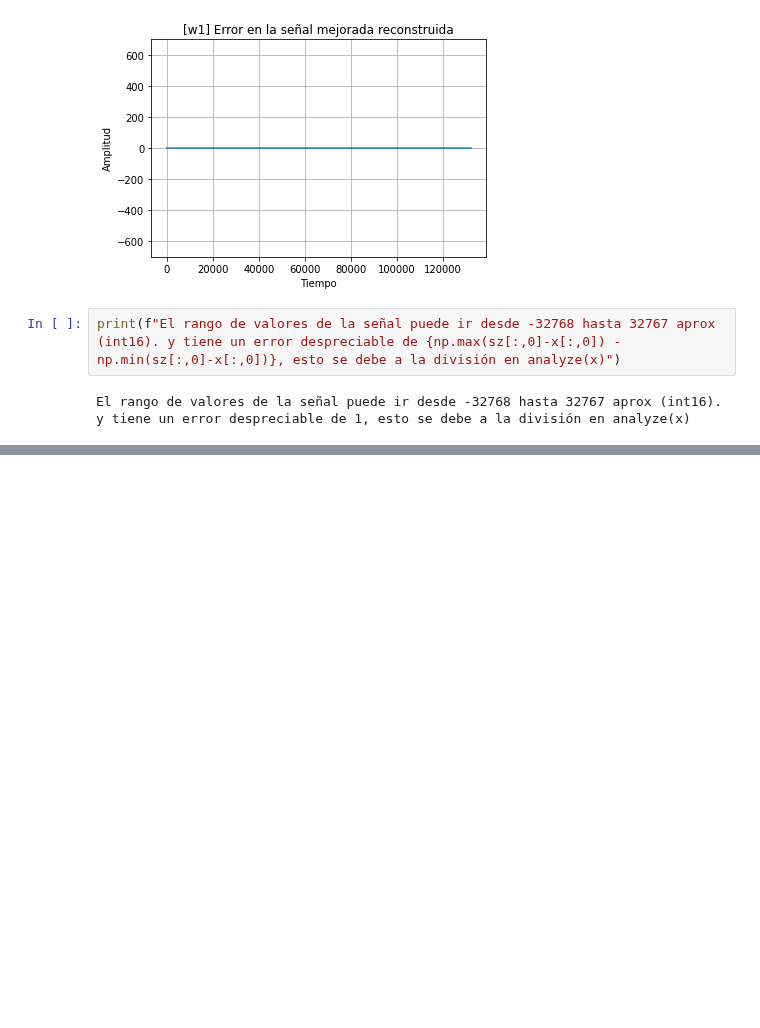
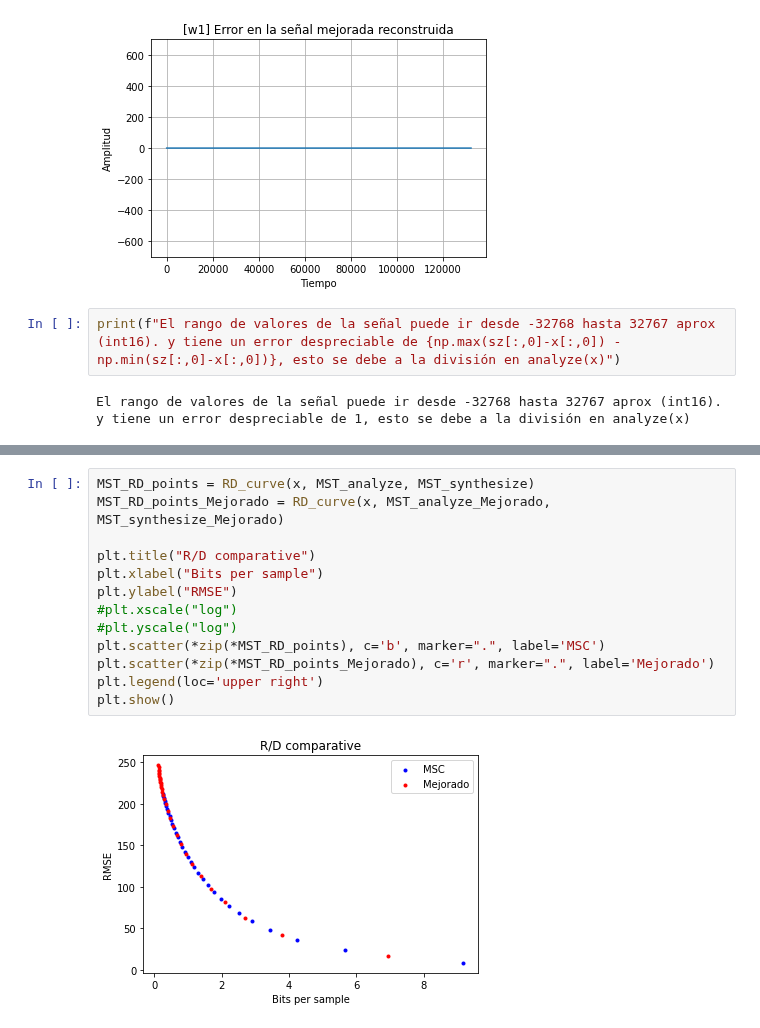
Before and after one commit to Tecnologias-multimedia/InterCom, a Jupyter notebook: 2021/G1/readme-MLTN11.ipynb, the cells around one changed output, grey strips where cells are left out. Saved outputs shown, nothing was run; the diff lists cells and outputs as text; blank space fills up the shorter version.

```diff
--- a/2021/G1/readme-MLTN11.ipynb
+++ b/2021/G1/readme-MLTN11.ipynb
@@ -142,0 +191,15 @@ Hemos hecho que `quantization_step` valga 1 para que la compresión que se muest
+# %%
+MST_RD_points = RD_curve(x, MST_analyze, MST_synthesize)
+MST_RD_points_Mejorado = RD_curve(x, MST_analyze_Mejorado, MST_synthesize_Mejorado)
+
+plt.title("R/D comparative")
+plt.xlabel("Bits per sample")
+plt.ylabel("RMSE")
+#plt.xscale("log")
+#plt.yscale("log")
+plt.scatter(*zip(*MST_RD_points), c='b', marker=".", label='MSC')
+plt.scatter(*zip(*MST_RD_points_Mejorado), c='r', marker=".", label='Mejorado')
+plt.legend(loc='upper right')
+plt.show()
+# %% [output]
+[figure, added]
```
Also changed, not shown: parts of 4 cells of this notebook, 1 other file.
